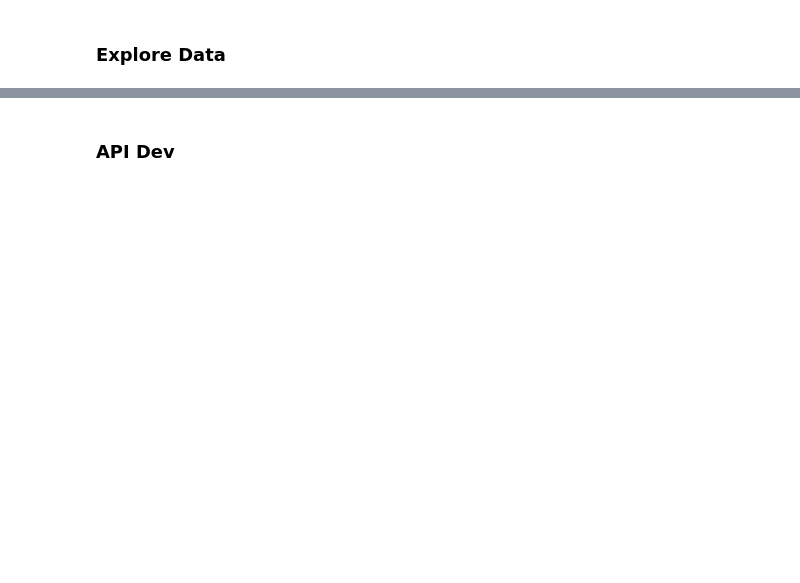
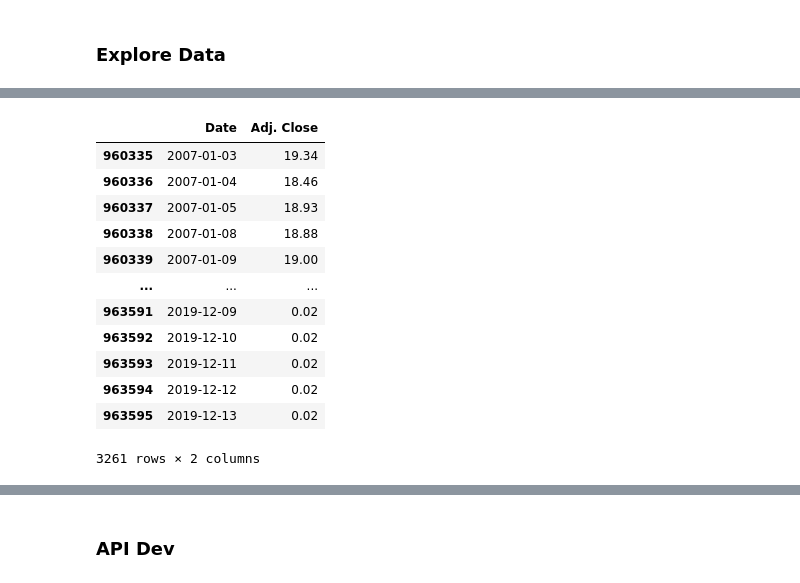
Before and after one commit to bbk-pij-2012-29/Financial-Data-API, a Jupyter notebook: api_dev.ipynb, the cells around one changed output, grey strips where cells are left out. Cells and saved outputs as stored; diff of their text form; code cells hidden in the pictures; blank space fills up the shorter version.

```diff
--- a/api_dev.ipynb
+++ b/api_dev.ipynb
@@ -14,3 +42,19 @@ df_us_shareprices_daily.head()
+# %%
+df_us_shareprices_daily[df_us_shareprices_daily.Ticker == 'WFT'][['Date', 'Adj. Close']]
+# %% [output]
+|  | Date | Adj. Close |
+| 960335 | 2007-01-03 | 19.34 |
+| 960336 | 2007-01-04 | 18.46 |
+| 960337 | 2007-01-05 | 18.93 |
+| 960338 | 2007-01-08 | 18.88 |
+| 960339 | 2007-01-09 | 19.00 |
+| ... | ... | ... |
+| 963591 | 2019-12-09 | 0.02 |
+| 963592 | 2019-12-10 | 0.02 |
+| 963593 | 2019-12-11 | 0.02 |
+| 963594 | 2019-12-12 | 0.02 |
+| 963595 | 2019-12-13 | 0.02 |
+3261 rows × 2 columns
 # %%
 df_us_balance_ttm = pd.read_csv('data/us-balance-ttm.csv', sep=';')
 df_us_balance_ttm.head()
```
Also changed, not shown: parts of 17 cells of this notebook, 2 other files.
